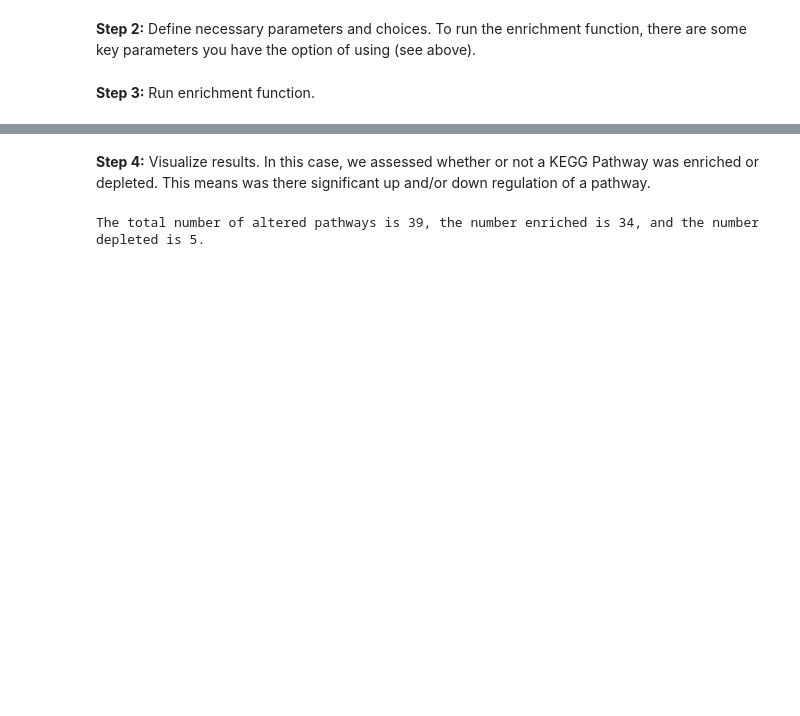
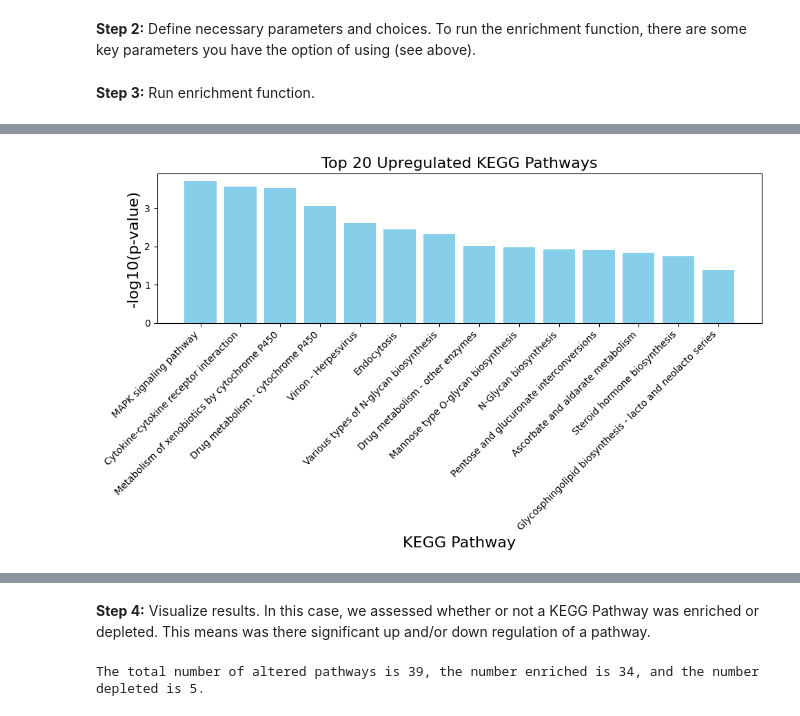
Before and after one commit to sdsucomptox/danrerlib, a Jupyter notebook: sphinx/tutorials/functional_enrichment.ipynb, the cells around one changed output, grey strips where cells are left out. Drawn from its saved outputs; the diff is of its cells as text; code cells hidden in the pictures; blank space fills up the shorter version.

```diff
--- a/sphinx/tutorials/functional_enrichment.ipynb
+++ b/sphinx/tutorials/functional_enrichment.ipynb
@@ -571,8 +592,7 @@ enrich_method = 'logistic'
 # %% [markdown]
 **Step 3:** Run enrichment function.
 # %%
-result = enrich(gene_universe = gene_universe_tpp,
-                gene_id_type = ncbi_id,
+result = enrich_logistic(gene_universe = gene_universe_tpp,
                 database = database_choice,
-                method = enrich_method
+                gene_id_type = ncbi_id
                 )
@@ -578,0 +623,10 @@ result = enrich(gene_universe = gene_universe_tpp,
+# %%
+# create a bar chart to visualize the enriched results
+upregulated_results = result[result['Direction'] == 'upregulated']
+
+enrichplots.bar_chart(upregulated_results,
+                      title = 'Top 20 Upregulated KEGG Pathways',
+                      xlab = 'KEGG Pathway',
+                      max_num_pathways=20)
+# %% [output]
+[figure, added]
```
Also changed, not shown: parts of 43 cells of this notebook, 3 other files.
